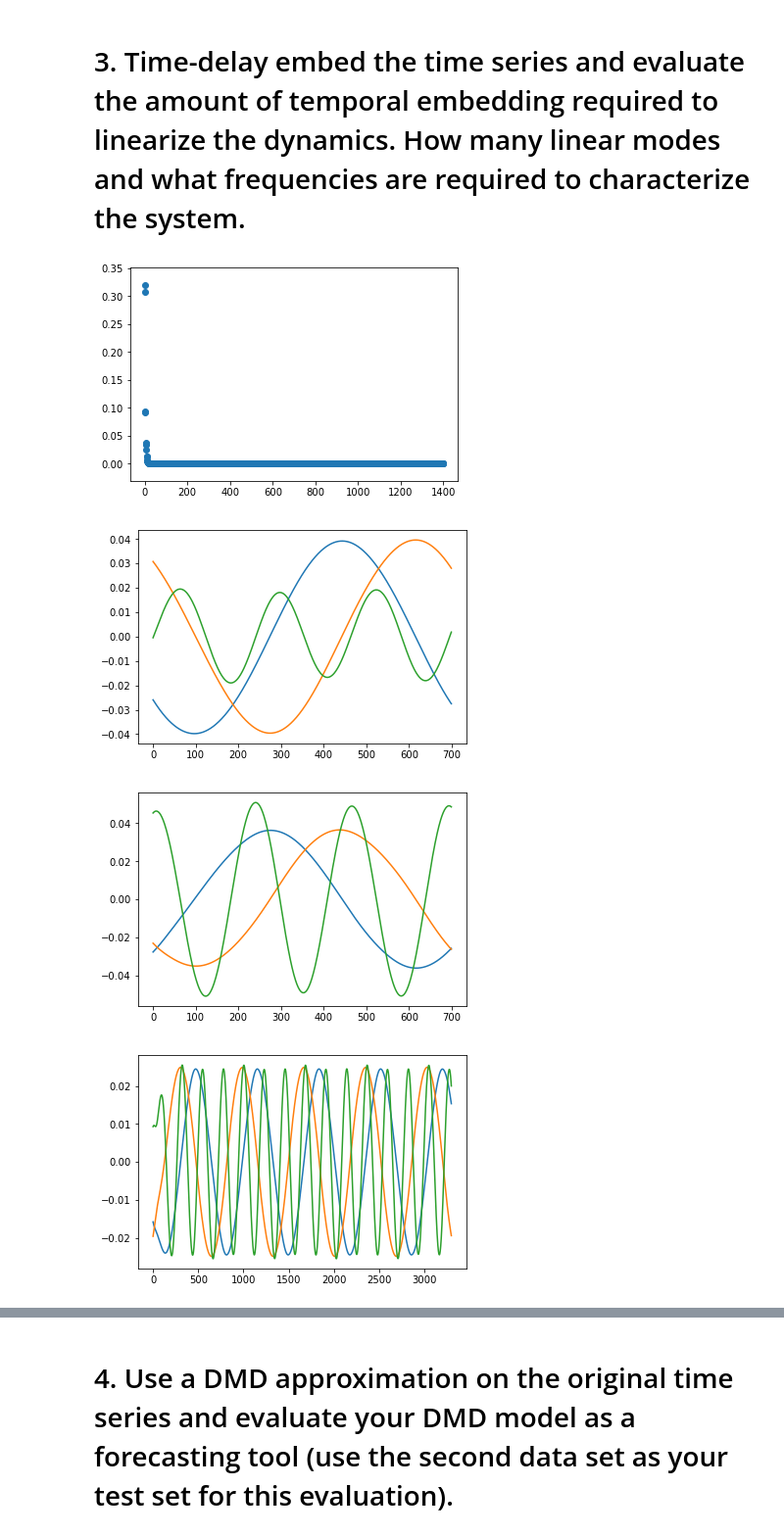
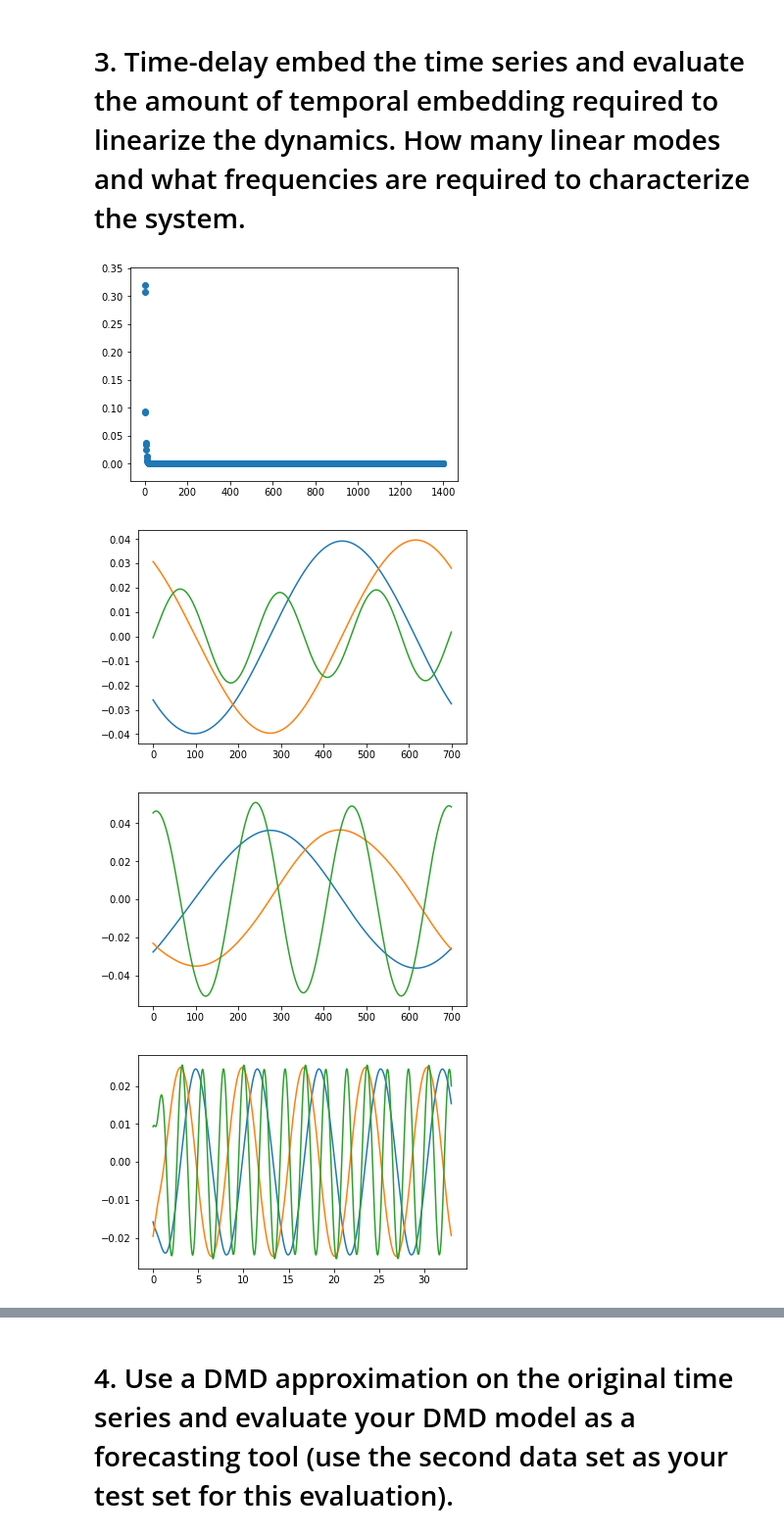
Before and after one commit to tchen01/UW_quals, a Jupyter notebook: stochastics/code_examples/practice.ipynb, the cells around one changed output, grey strips where cells are left out. Shown at 98% size. Drawn from its saved outputs; the diff is of its cells as text; code cells hidden in the pictures.

```diff
--- a/stochastics/code_examples/practice.ipynb
+++ b/stochastics/code_examples/practice.ipynb
@@ -220,24 +220,24 @@ u,s,vt = np.linalg.svd(H,full_matrices=False)
 # %%
 plt.figure()
 plt.scatter(np.arange(2*J),s/np.sum(s))
 plt.show()
 
 plt.figure()
 for j in range(3):
     plt.plot(np.arange(J),u[::2,j])
 plt.show()
 
 plt.figure()
 for j in range(3):
     plt.plot(np.arange(J),u[1::2,j])
 plt.show()
 
 plt.figure()
 for j in range(3):
-    plt.plot(np.arange(N-J),vt[j])
+    plt.plot(t[:N-J],vt[j])
 plt.show()
 # %% [output]
 [figure]
 [figure]
 [figure]
-[figure, old version]
+[figure, new version]
```
Also changed, not shown: parts of 13 cells of this notebook, 4 other files.
